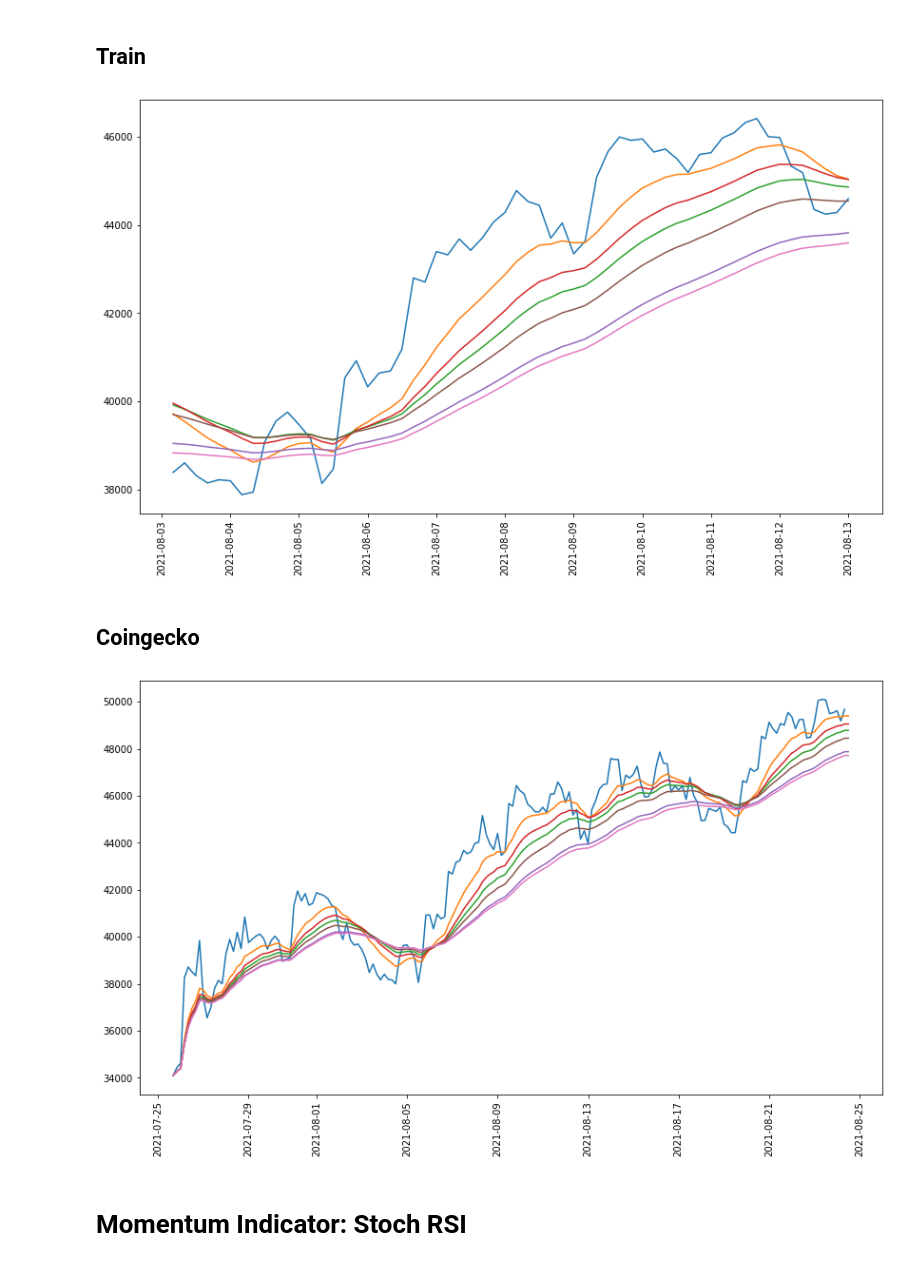
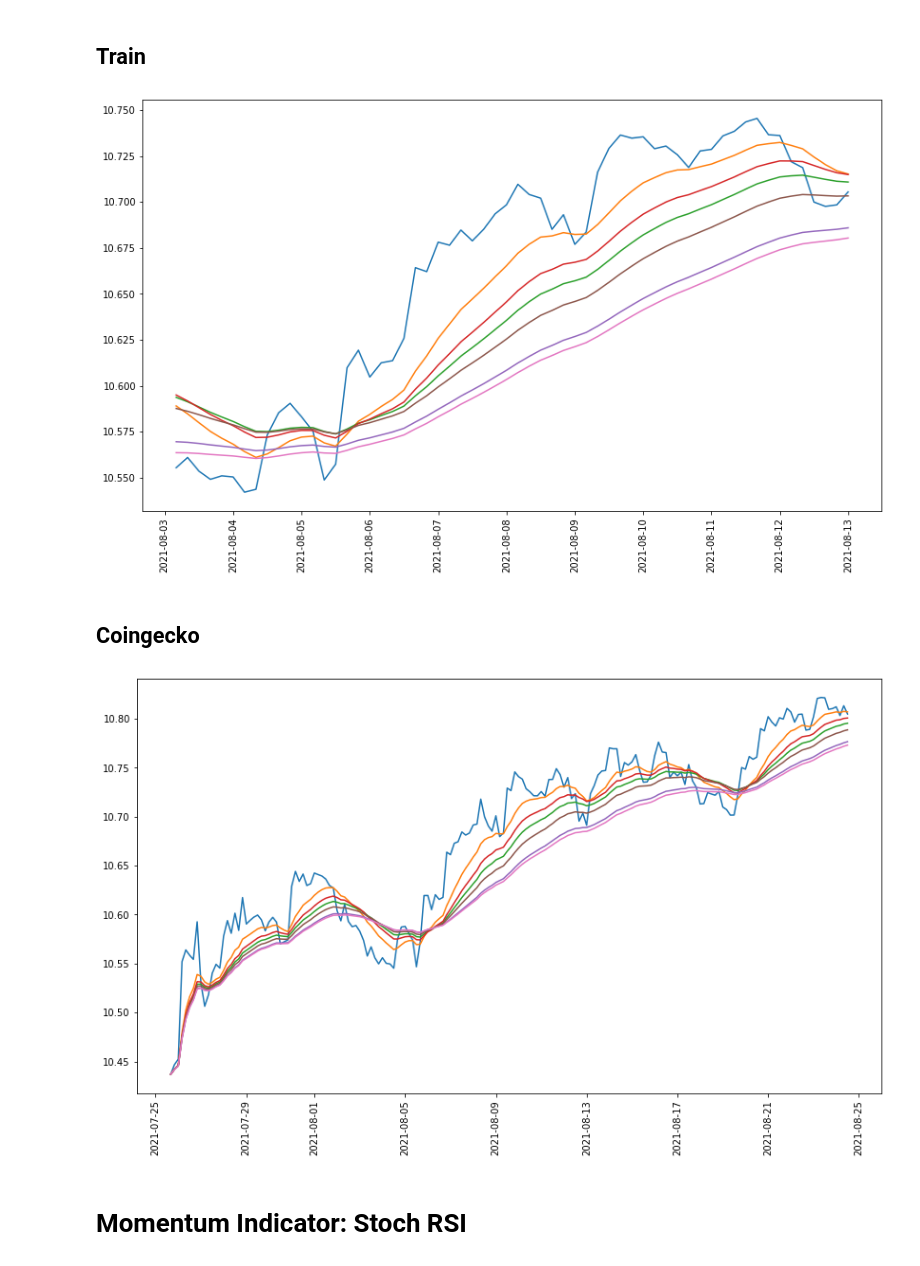
Before and after one commit to timjab92/cryptotrading-indicator, a Jupyter notebook: notebooks/FeatureEngineering.ipynb, the cells around one changed output. Drawn from its saved outputs; the diff is of its cells as text; code cells hidden in the pictures.

```diff
--- a/notebooks/FeatureEngineering.ipynb
+++ b/notebooks/FeatureEngineering.ipynb
@@ -157,26 +157,26 @@ data['ema55'] = data.close.ewm(span=55).mean()
 # %%
 plt.figure(figsize=(14,8))
-plt.plot(data[["close", "ema12","ema26","ema20","ema50","ema34","ema55"]][-60:])
+plt.plot(data[["log_close", "ema12","ema26","ema20","ema50","ema34","ema55"]][-60:])
 plt.xticks(rotation=90)
 plt.show()
 # %% [output]
-[figure, old version]
+[figure, new version]
 # %% [markdown]
 ## Coingecko
 # %%
-full['ema12'] = full.close.ewm(span=12).mean()
-full['ema26'] = full.close.ewm(span=26).mean()
-full['ema20'] = full.close.ewm(span=20).mean()
-full['ema50'] = full.close.ewm(span=50).mean()
-full['ema34'] = full.close.ewm(span=34).mean()
-full['ema55'] = full.close.ewm(span=55).mean()
+full['ema12'] = full.log_close.ewm(span=12).mean()
+full['ema26'] = full.log_close.ewm(span=26).mean()
+full['ema20'] = full.log_close.ewm(span=20).mean()
+full['ema50'] = full.log_close.ewm(span=50).mean()
+full['ema34'] = full.log_close.ewm(span=34).mean()
+full['ema55'] = full.log_close.ewm(span=55).mean()
 # %%
 plt.figure(figsize=(14,8))
-plt.plot(full[["close", "ema12","ema26","ema20","ema50","ema34","ema55"]])
+plt.plot(full[["log_close", "ema12","ema26","ema20","ema50","ema34","ema55"]])
 plt.xticks(rotation=90)
 plt.show()
 # %% [output]
-[figure, old version]
+[figure, new version]
 # %% [markdown]
 # Momentum Indicator: Stoch RSI
 # %% [markdown]
```
Also changed, not shown: parts of 19 cells of this notebook.
